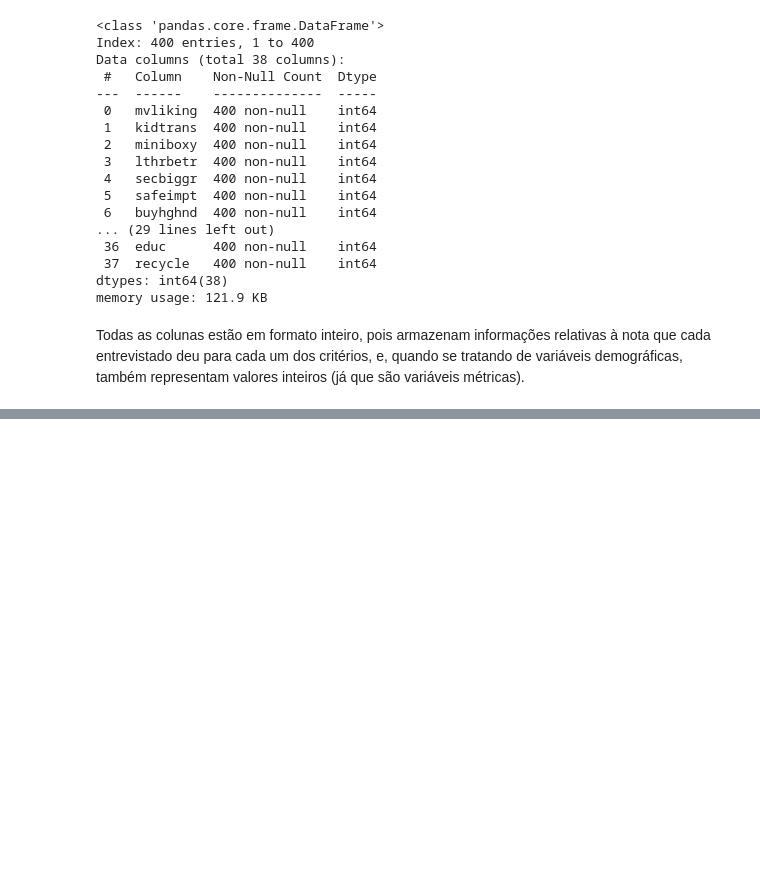
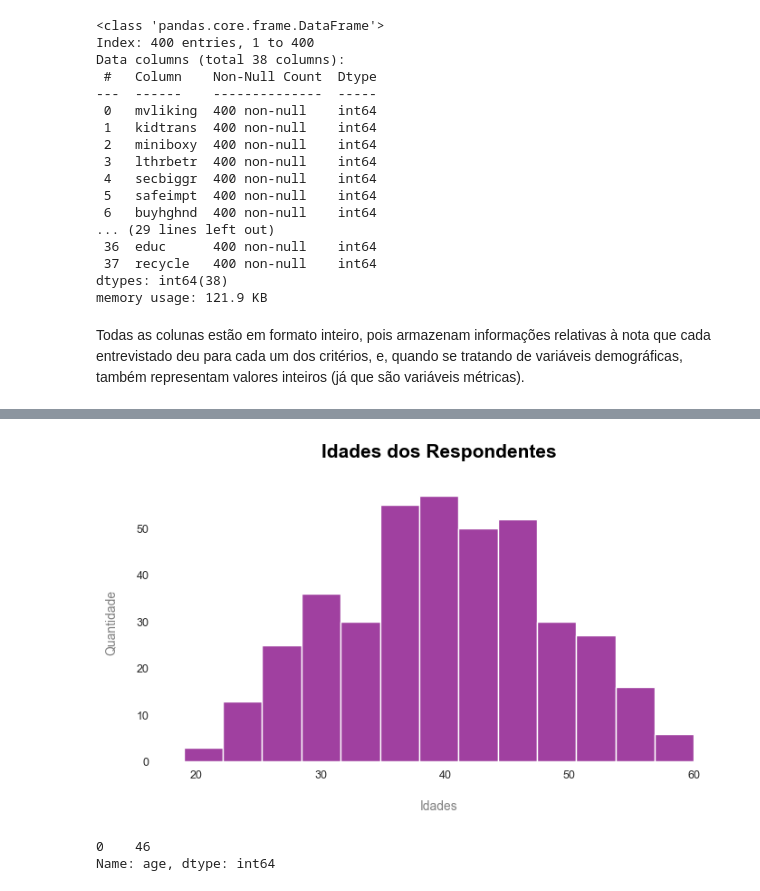
Before and after one commit to lazarocordeirosilva/SegmentacaoClientes, a Jupyter notebook: notebook/SegmentacaoClientes.ipynb, the cells around one changed output, grey strips where cells are left out. Drawn from its saved outputs; the diff is of its cells as text; code cells hidden in the pictures; blank space fills up the shorter version.

```diff
--- a/notebook/SegmentacaoClientes.ipynb
+++ b/notebook/SegmentacaoClientes.ipynb
@@ -189,0 +213,26 @@ Todas as colunas estão em formato inteiro, pois armazenam informações relativ
+# %%
+# Criando função de histograma para visualização gráfica
+def histograma(dados, var, legenda):
+    """
+    Gera um histograma para a variável especificada no dataframe fornecido.
+
+    Parâmetros:
+    -> dados (DataFrame): O dataframe contendo os dados a serem utilizados.
+    -> var (str): O nome da variável para a qual deseja-se gerar o histograma.
+    -> legenda (tuple): Uma tupla contendo duas strings - a primeira para a legenda do eixo x e a segunda para o título do gráfico
+    """
+
+    sns.set_style("white") # Setando estilo do seaborn
+    plt.figure(figsize=(8,4)) # Definindo tamanho do objeto figure
+    sns.histplot(data = dados, x = f'{var}', color = '#800080') # Plotando o gráfico
+    sns.despine(bottom = True, left = True) # Retirando bordas
+    plt.ylabel("Quantidade", color = 'grey', fontsize = 10, labelpad = 15) # Colocando legenda
+    plt.tick_params(axis = 'y', labelsize = 9, color = 'grey') # e ajustando eixo y
+    plt.xlabel(f"{legenda[0]}", color = 'grey', fontsize = 10, labelpad = 15) # Colocando legenda
+    plt.tick_params(axis = 'x', labelsize = 9, color = 'grey') # e ajustando o eixo x
+
+    # Colocando titulo
+    plt.title(f"{legenda[1]}", color = 'k', pad = 20, fontsize = 15, fontweight = 'bold')
+
+    # Mostrando
+    plt.show()
@@ -189,0 +267,11 @@ Todas as colunas estão em formato inteiro, pois armazenam informações relativ
+# %%
+# Utilizando a função para analisar a distribuição de idades entre os respondentes
+histograma(dados = df, var = 'age', legenda = ("Idades", "Idades dos Respondentes"))
+# %% [output]
+[figure, added]
+# %%
+# Visualizando a moda dessa distribuiçao
+df['age'].mode()
+# %% [output]
+0    46
+Name: age, dtype: int64
```
Also changed, not shown: parts of 21 cells of this notebook.
